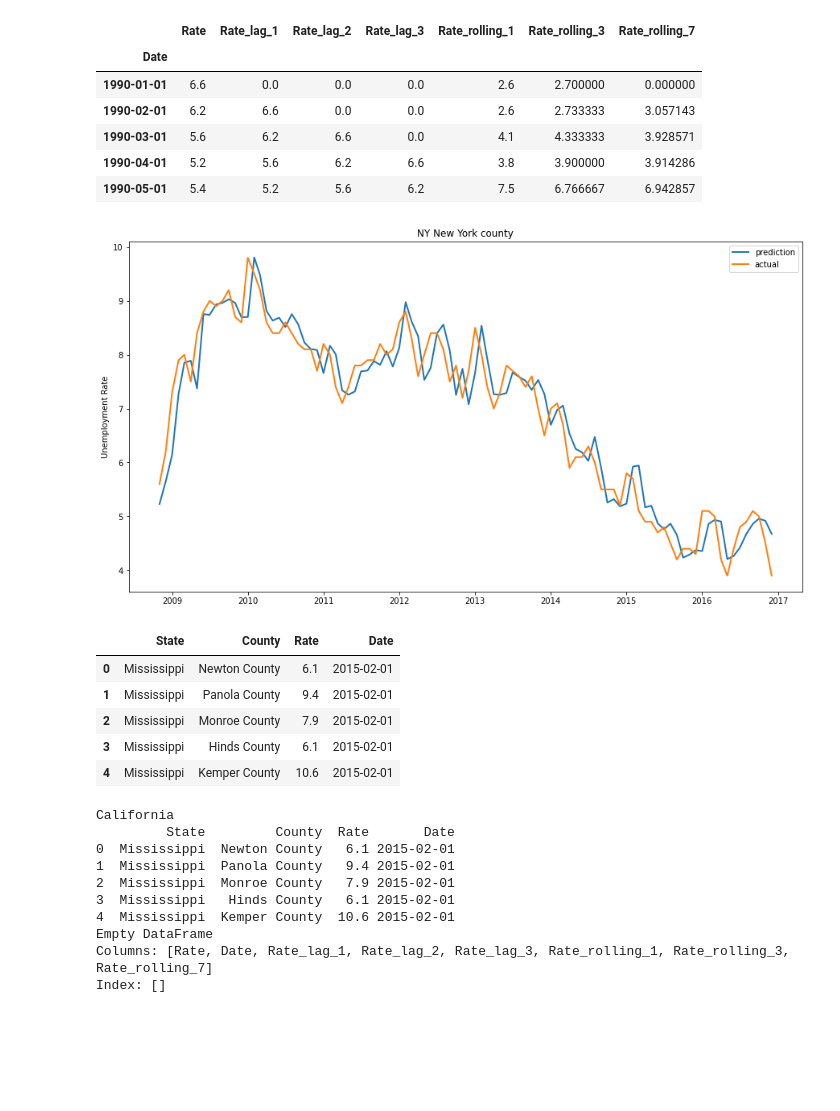
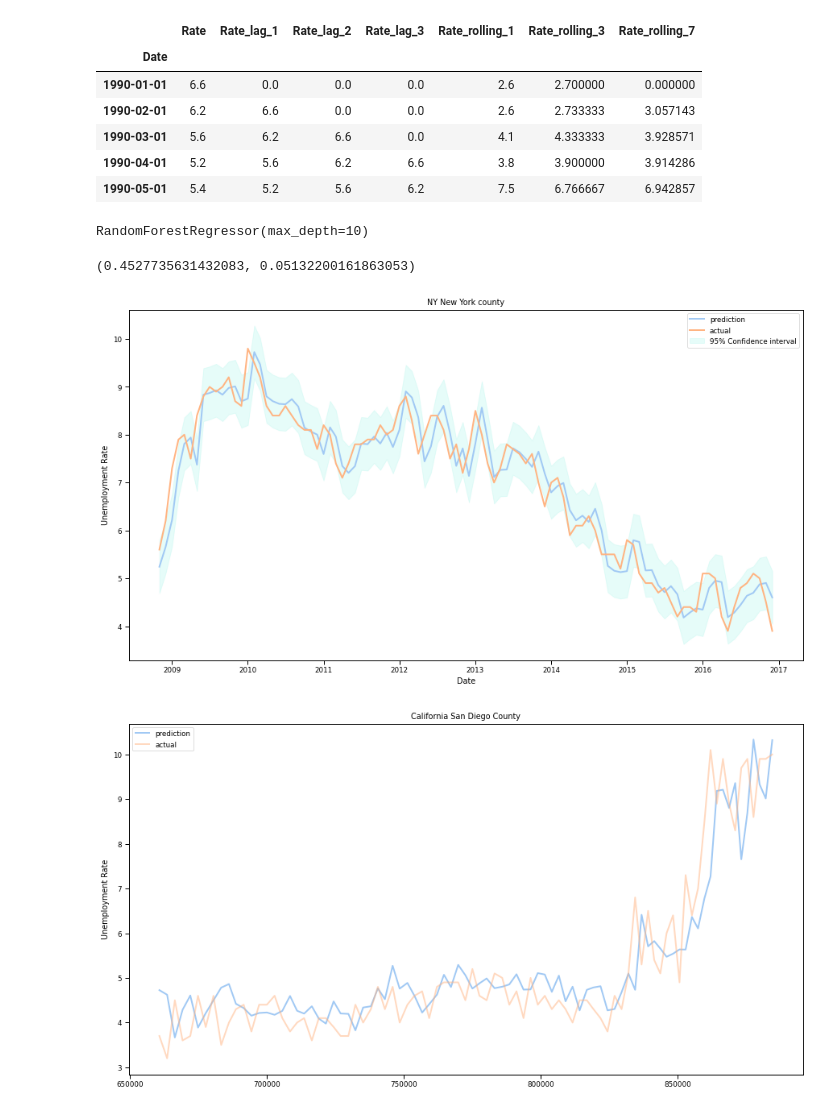
Before and after one commit to ArthDh/ECE-225, a Jupyter notebook: notebooks/reg_testing2.ipynb, the cells around one changed output. Saved outputs shown, nothing was run; the diff lists cells and outputs as text; code cells hidden in the pictures; blank space fills up the shorter version.

Commit message:
Added confidence intervals + Fixed generalizations

```diff
--- a/notebooks/reg_testing2.ipynb
+++ b/notebooks/reg_testing2.ipynb
@@ -4,7 +4,8 @@ import numpy as np
 import pandas as pd
 from pathlib import Path
 import matplotlib.pyplot as plt
-
+import seaborn as sns
+sns.set_palette("pastel")
 %matplotlib inline
 # %%
 data_path = Path('../data/output.csv')
@@ -166,22 +171,42 @@ X = df_ny_nyc
 # %%
 X_train, X_test, y_train, y_test = tts(X, y)
 
-model = RandomForestRegressor(max_depth=6, n_estimators=50)
+model = RandomForestRegressor(max_depth=10, n_estimators=100)
 model.fit(X_train, y_train)
-prediction = model.predict(X_test)
+# %% [output]
+RandomForestRegressor(max_depth=10)
+# %%
+timeseries_cv = TimeSeriesSplit(n_splits=3)
+cv = cross_val_score(model, X_train, y_train,
+                     cv=timeseries_cv, scoring='neg_mean_absolute_error')
+mae = -1 * cv.mean()
+deviation = cv.std()
+# %%
+mae, deviation
+# %% [output]
+(0.4527735631432083, 0.05132200161863053)
+# %%
+prediction = model.predict(X_test)
+scale = 1.96
+margin_error = mae + scale * deviation
+lower = prediction - margin_error
+upper = prediction + margin_error
+
+f_alpha = 0.2
+f_color = '#86F2E3'
 # %%
 plt.figure(figsize=(15, 8))
 
-x = range(prediction.size)
-plt.plot(y_test.index, prediction, label='prediction', linewidth=2.0)
-plt.plot(y_test.index, y_test, label='actual', linewidth=2.0)
+plt.fill_between(y_test.index, lower, upper, color=f_color, alpha=f_alpha, label='95% Confidence interval')
+sns.lineplot(y_test.index, prediction, label='prediction', linewidth=2.0)
+sns.lineplot(y_test.index, y_test, label='actual',linewidth=2.0)
 
 plt.title('NY New York county')
 plt.ylabel('Unemployment Rate')
 plt.legend()
 plt.show()
 # %% [output]
-[figure, old version]
+[figure, new version]
 # %%
 def get_predictions(df2, state, county, plot = True):
 
@@ -226,22 +251,4 @@ df2 = df.copy(deep=True)
-# %%
-df2.head()
-# %% [output]
-|  | State | County | Rate | Date |
-| 0 | Mississippi | Newton County | 6.1 | 2015-02-01 |
-| 1 | Mississippi | Panola County | 9.4 | 2015-02-01 |
-| 2 | Mississippi | Monroe County | 7.9 | 2015-02-01 |
-| 3 | Mississippi | Hinds County | 6.1 | 2015-02-01 |
-| 4 | Mississippi | Kemper County | 10.6 | 2015-02-01 |
 # %%
-get_predictions(df2, 'California', 'San Diego')
+get_predictions(df, 'California', 'San Diego County', plot=True)
 # %% [output]
-California
-         State         County  Rate       Date
-0  Mississippi  Newton County   6.1 2015-02-01
-1  Mississippi  Panola County   9.4 2015-02-01
-2  Mississippi  Monroe County   7.9 2015-02-01
-3  Mississippi   Hinds County   6.1 2015-02-01
-4  Mississippi  Kemper County  10.6 2015-02-01
-Empty DataFrame
-Columns: [Rate, Date, Rate_lag_1, Rate_lag_2, Rate_lag_3, Rate_rolling_1, Rate_rolling_3, Rate_rolling_7]
-Index: []
+[figure, added]
```
Also changed, not shown: parts of 8 cells of this notebook.
